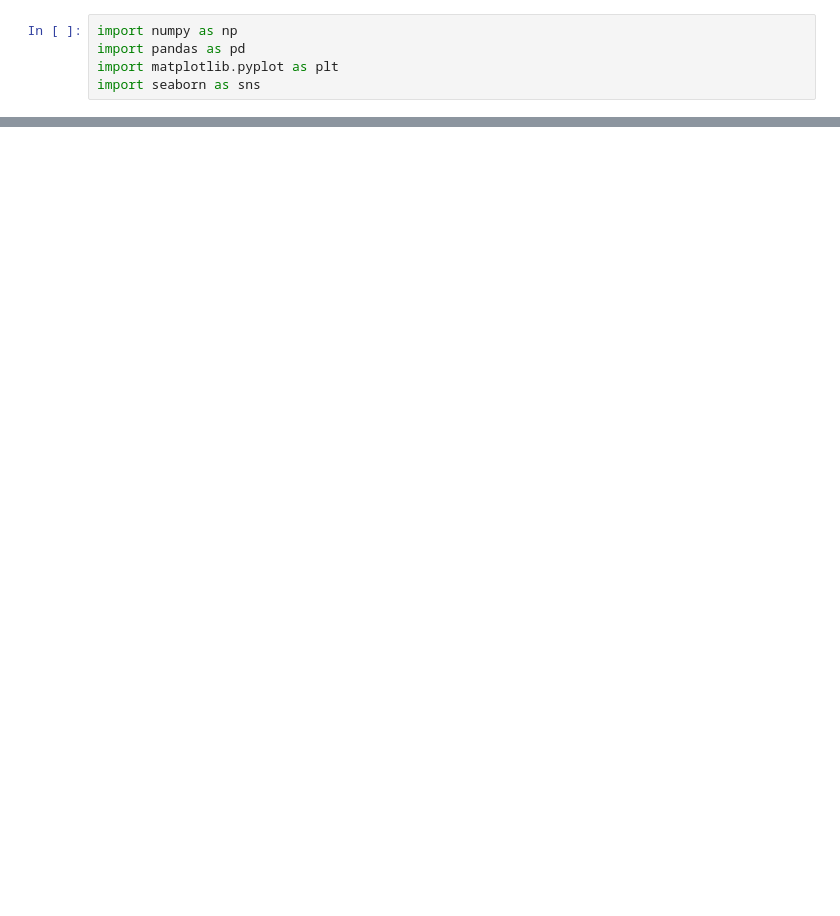
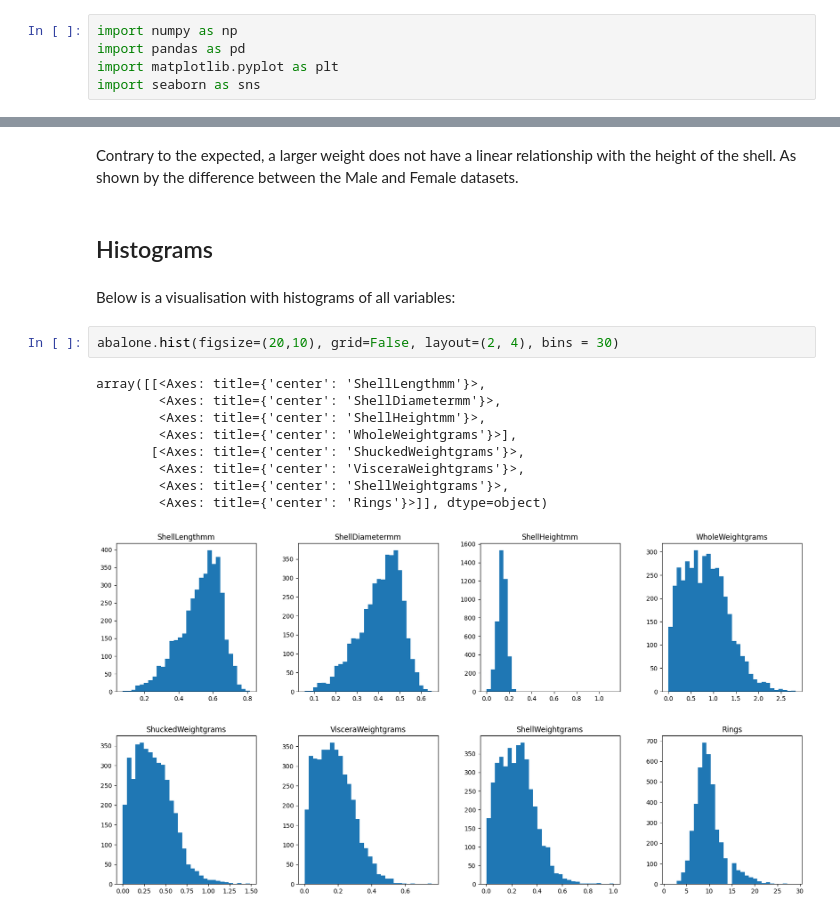
Before and after one commit to Emmet-Devaney/Abalone-Dataset-Analysis, a Jupyter notebook: abalone.ipynb, the cells around one changed output, grey strips where cells are left out. Saved outputs shown, nothing was run; the diff lists cells and outputs as text; blank space fills up the shorter version.

```diff
--- a/abalone.ipynb
+++ b/abalone.ipynb
@@ -165,0 +132,19 @@ plt.show()
+# %% [markdown]
+Contrary to the expected, a larger weight does not have a linear relationship with the height of the shell.
+As shown by the difference between the Male and Female datasets.
+# %% [markdown]
+## Histograms
+# %% [markdown]
+Below is a visualisation with histograms of all variables:
+# %%
+abalone.hist(figsize=(20,10), grid=False, layout=(2, 4), bins = 30)
+# %% [output]
+array([[<Axes: title={'center': 'ShellLengthmm'}>,
+        <Axes: title={'center': 'ShellDiametermm'}>,
+        <Axes: title={'center': 'ShellHeightmm'}>,
+        <Axes: title={'center': 'WholeWeightgrams'}>],
+       [<Axes: title={'center': 'ShuckedWeightgrams'}>,
+        <Axes: title={'center': 'VisceraWeightgrams'}>,
+        <Axes: title={'center': 'ShellWeightgrams'}>,
+        <Axes: title={'center': 'Rings'}>]], dtype=object)
+[figure, added]
```
Also changed, not shown: parts of 42 cells of this notebook, 13 other files.
